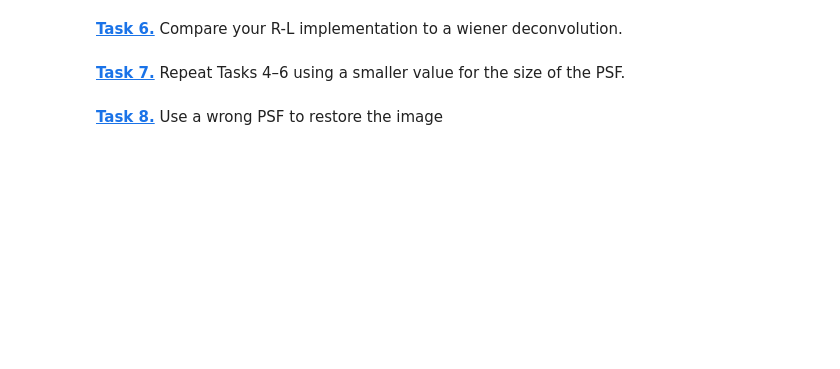
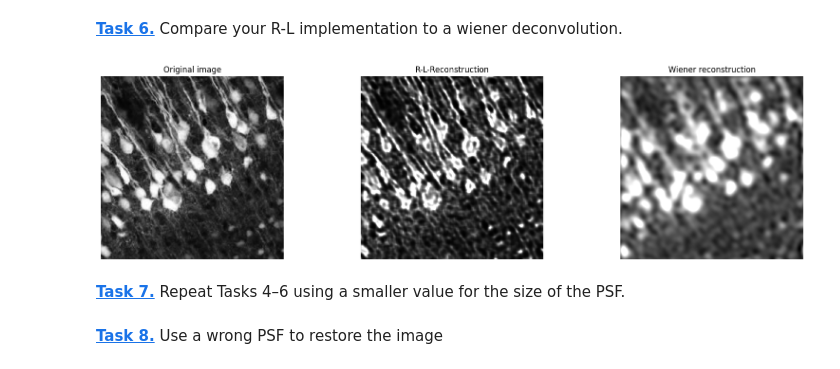
Before and after one commit to grosserC/mobi-fs5-python, a Jupyter notebook: deconvolution.ipynb, the cells around one changed output. Cells and saved outputs as stored; diff of their text form; code cells hidden in the pictures; blank space fills up the shorter version.

```diff
--- a/deconvolution.ipynb
+++ b/deconvolution.ipynb
@@ -64,6 +95,16 @@ plt.show()
 # %% [markdown]
 **[Task 5.]()** Add noise to the image, use the R-L deconvolution again.
 # %%
-noise = (np.random.normal(loc=0,size=img.shape))
+noise = (np.random.normal(loc=0,size=img_blurred.shape))
 reduce_factor = 5
 noise = noise / reduce_factor
+# %%
+img_blurred = img_PSFU
+img_blurred_noise = img_blurred + noise
+img_blurred_noise = img_blurred_noise.clip(0,1)
+plt.figure()
+plt.imshow(img_blurred_noise)
+
+noise_deconv = r_l_deconvolution(img_blurred_noise, gpsf, 10)
+plt.figure()
+plt.imshow(noise_deconv)
@@ -70,4 +115,24 @@ noise = noise / reduce_factor
 # %% [markdown]
 **[Task 6.]()** Compare your R-L implementation to a wiener deconvolution.
+# %%
+noise_wiener = wiener(img_blurred_noise, gpsf, balance = 2, clip = True)
+
+
+plt.figure(figsize=(20,5))
+plt.subplot(1, 3, 1)
+plt.axis('off')
+plt.imshow(img, 'gray')
+plt.title('Original image')
+plt.subplot(1, 3, 2)
+plt.axis('off')
+plt.imshow(deconv_img, 'gray')
+plt.title('R-L-Reconstruction')
+plt.subplot(1, 3, 3)
+plt.axis('off')
+plt.imshow(noise_wiener, 'gray')
+plt.title('Wiener reconstruction')
+plt.show()
+# %% [output]
+[figure, added]
 # %% [markdown]
 **[Task 7.]()** Repeat Tasks 4–6 using a smaller value for the size of the PSF.
```
Also changed, not shown: parts of 10 cells of this notebook.
